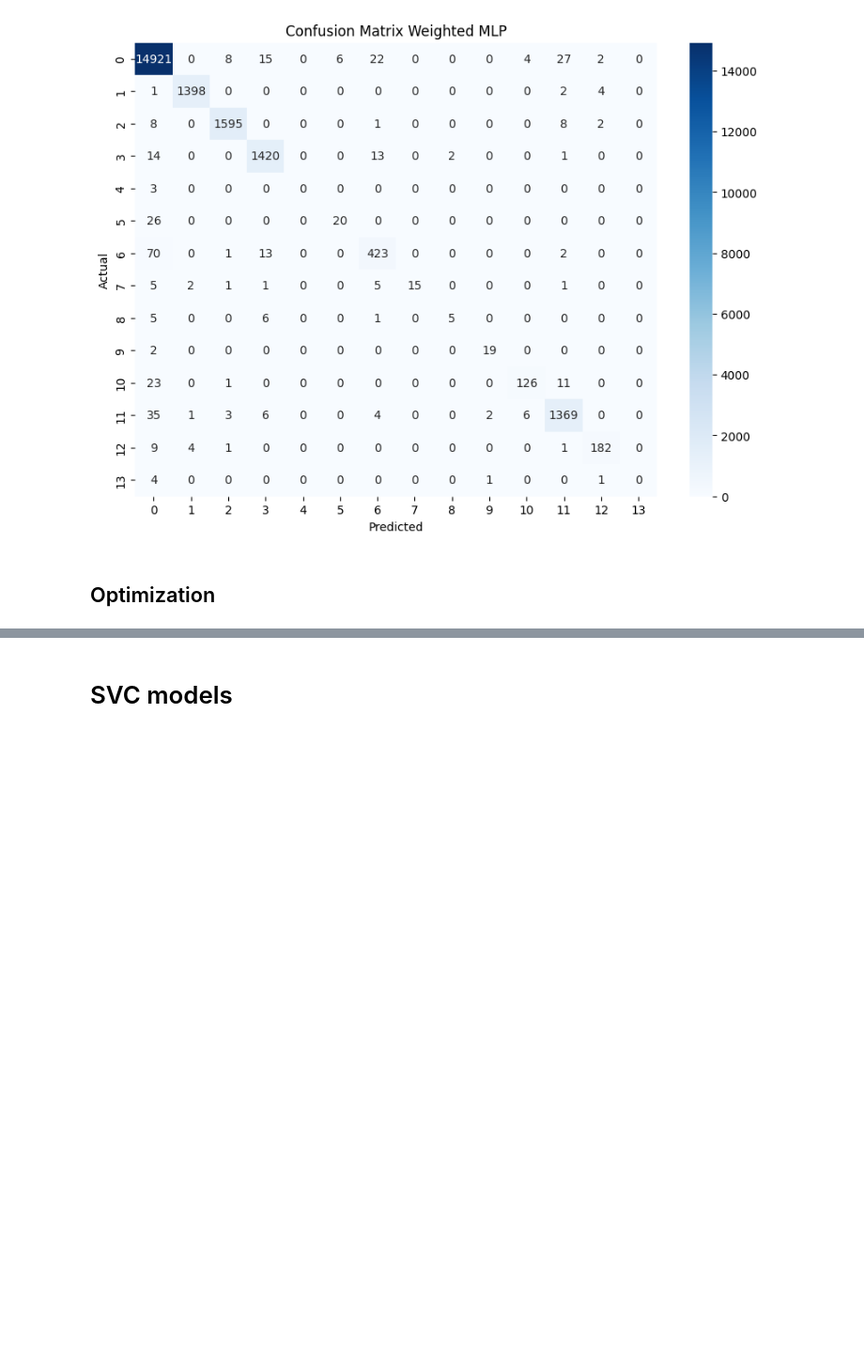
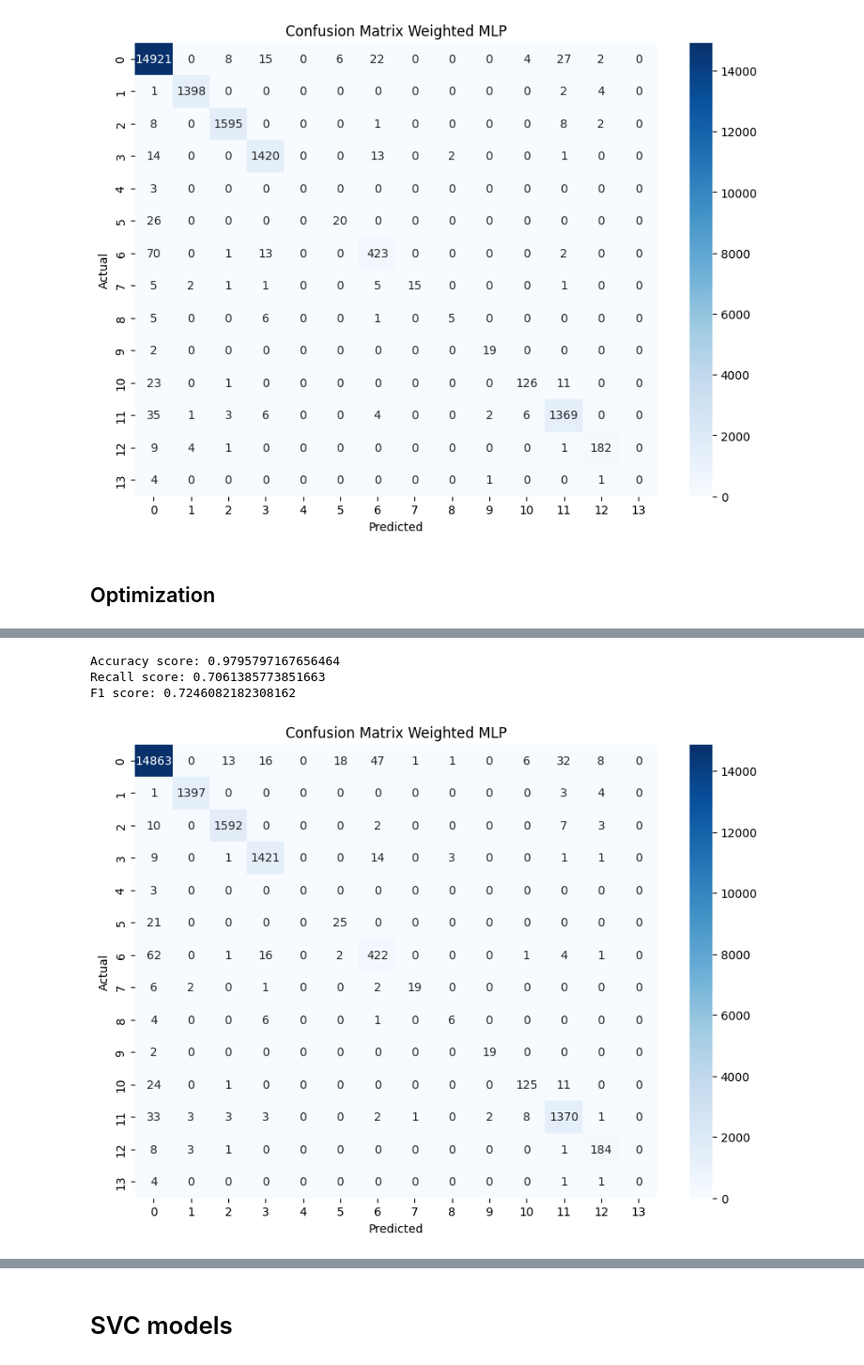
Before and after one commit to Azat228/ECG_Classification_for_Arrhythmia_Detection, a Jupyter notebook: Project_code.ipynb, the cells around one changed output, grey strips where cells are left out. Shown at 94% size. Saved outputs shown, nothing was run; the diff lists cells and outputs as text; code cells hidden in the pictures; blank space fills up the shorter version.

```diff
--- a/Project_code.ipynb
+++ b/Project_code.ipynb
@@ -511,0 +536,2 @@ F1 score: 0.7204383050116753
+# %%
+random_search.fit(x_train, np.argmax(y_train,axis=1))
@@ -511,0 +579,4 @@ F1 score: 0.7204383050116753
+# %%
+lgbm_opt = lgb.LGBMClassifier(class_weight='balanced', random_state=42, n_estimators=187,learning_rate=0.09916655057071823,  max_depth=20, reg_alpha= 0.6011150117432088, reg_lambda=0.7080725777960455,n_jobs=1)
+# %%
+lgbm_opt.fit(x_train, np.argmax(y_train,axis=1))
@@ -511,0 +604,19 @@ F1 score: 0.7204383050116753
+# %%
+y_pred_val_lgbm_opt = lgbm_opt.predict(x_val_raw)
+# %%
+#confusion matrix validation
+print("Accuracy score:", accuracy_score(y_val_single, y_pred_val_lgbm_opt))
+print("Recall score:", recall_score(y_val_single, y_pred_val_lgbm_opt, average='macro')) # macro is used bc it gives the same importance for classes with less samples
+print("F1 score:", f1_score(y_val_single, y_pred_val_lgbm_opt, average='macro'))
+conf = confusion_matrix(y_val_single, y_pred_val_lgbm_opt)
+plt.figure(figsize=(10,7))
+sns.heatmap(conf, annot=True, fmt='d', cmap='Blues')
+plt.xlabel('Predicted')
+plt.ylabel('Actual')
+plt.title('Confusion Matrix Weighted MLP')
+plt.show()
+# %% [output]
+Accuracy score: 0.9795797167656464
+Recall score: 0.7061385773851663
+F1 score: 0.7246082182308162
+[figure, added]
```
Also changed, not shown: parts of 7 cells of this notebook.
